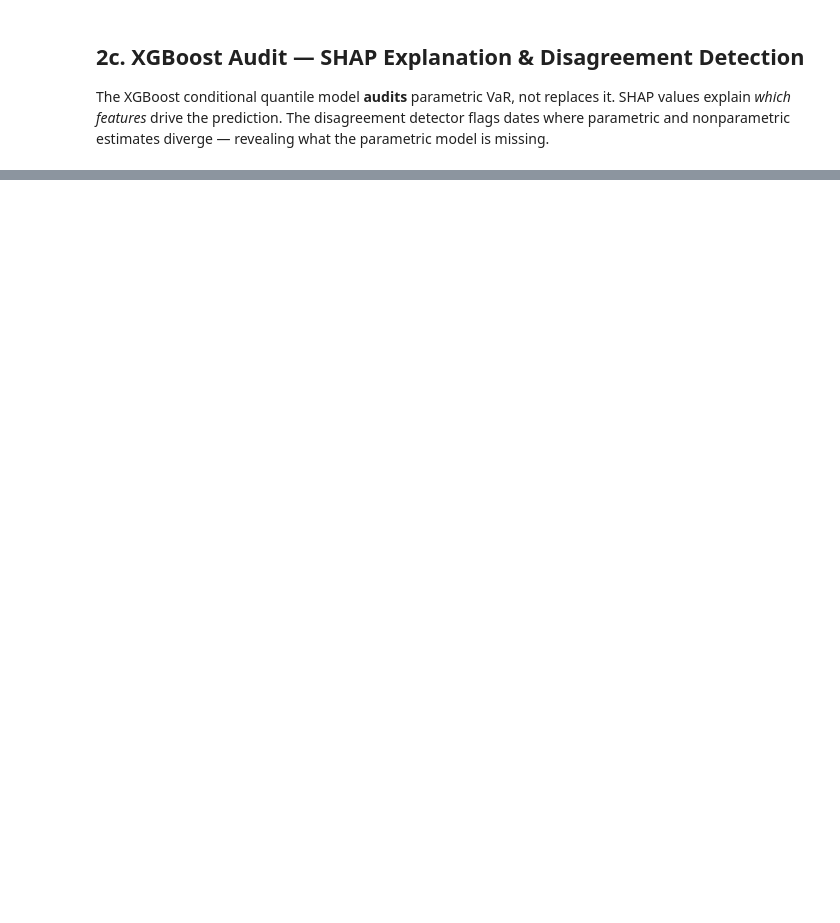
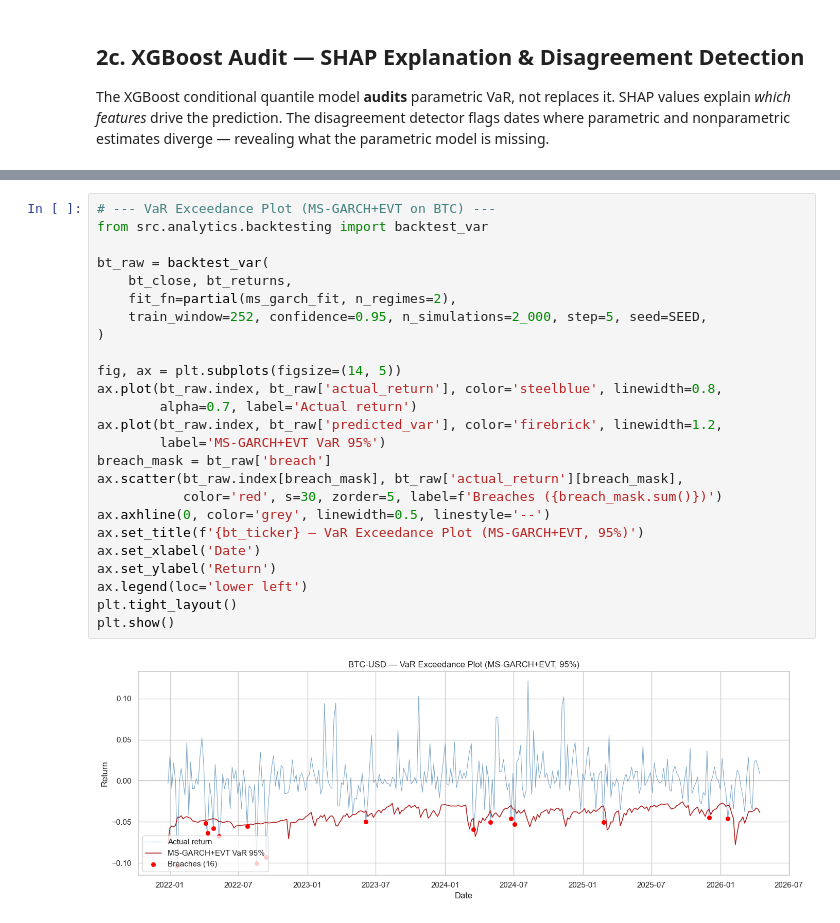
Before and after one commit to egarciademiguel-dsml/RiskLens, a Jupyter notebook: notebooks/validation_backtesting.ipynb, the cells around one changed output, grey strips where cells are left out. Drawn from its saved outputs; the diff is of its cells as text; blank space fills up the shorter version.

```diff
--- a/notebooks/validation_backtesting.ipynb
+++ b/notebooks/validation_backtesting.ipynb
@@ -368,3 +438,30 @@ BTC-USD — VaR Backtest Results (95% confidence):
 | Baseline | 315 | 11 | 3.5% | 5.0% | 0.195 | PASS | 0.371 | ... |
 | GARCH+t | 315 | 23 | 7.3% | 5.0% | 0.079 | PASS | 0.798 | ... |
 | MS-GARCH+EVT | 315 | 16 | 5.1% | 5.0% | 0.949 | PASS | 0.835 | ... |
+# %%
+# --- VaR Exceedance Plot (MS-GARCH+EVT on BTC) ---
+from src.analytics.backtesting import backtest_var
+
+bt_raw = backtest_var(
+    bt_close, bt_returns,
+    fit_fn=partial(ms_garch_fit, n_regimes=2),
+    train_window=252, confidence=0.95, n_simulations=2_000, step=5, seed=SEED,
+)
+
+fig, ax = plt.subplots(figsize=(14, 5))
+ax.plot(bt_raw.index, bt_raw['actual_return'], color='steelblue', linewidth=0.8,
+        alpha=0.7, label='Actual return')
+ax.plot(bt_raw.index, bt_raw['predicted_var'], color='firebrick', linewidth=1.2,
+        label='MS-GARCH+EVT VaR 95%')
+breach_mask = bt_raw['breach']
+ax.scatter(bt_raw.index[breach_mask], bt_raw['actual_return'][breach_mask],
+           color='red', s=30, zorder=5, label=f'Breaches ({breach_mask.sum()})')
+ax.axhline(0, color='grey', linewidth=0.5, linestyle='--')
+ax.set_title(f'{bt_ticker} — VaR Exceedance Plot (MS-GARCH+EVT, 95%)')
+ax.set_xlabel('Date')
+ax.set_ylabel('Return')
+ax.legend(loc='lower left')
+plt.tight_layout()
+plt.show()
+# %% [output]
+[figure, added]
```
Also changed, not shown: parts of 17 cells of this notebook, 4 other files.
